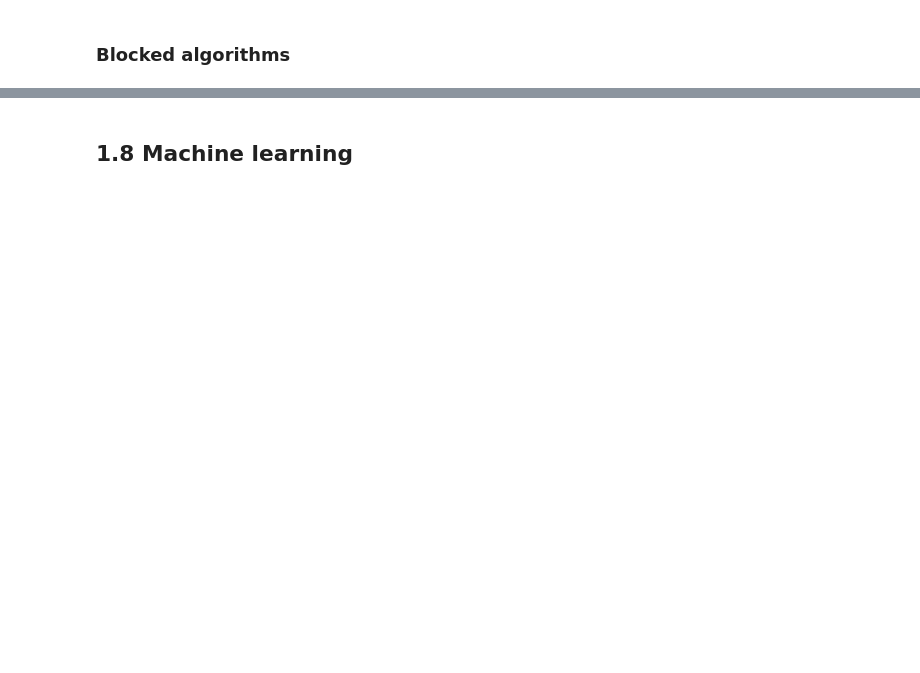
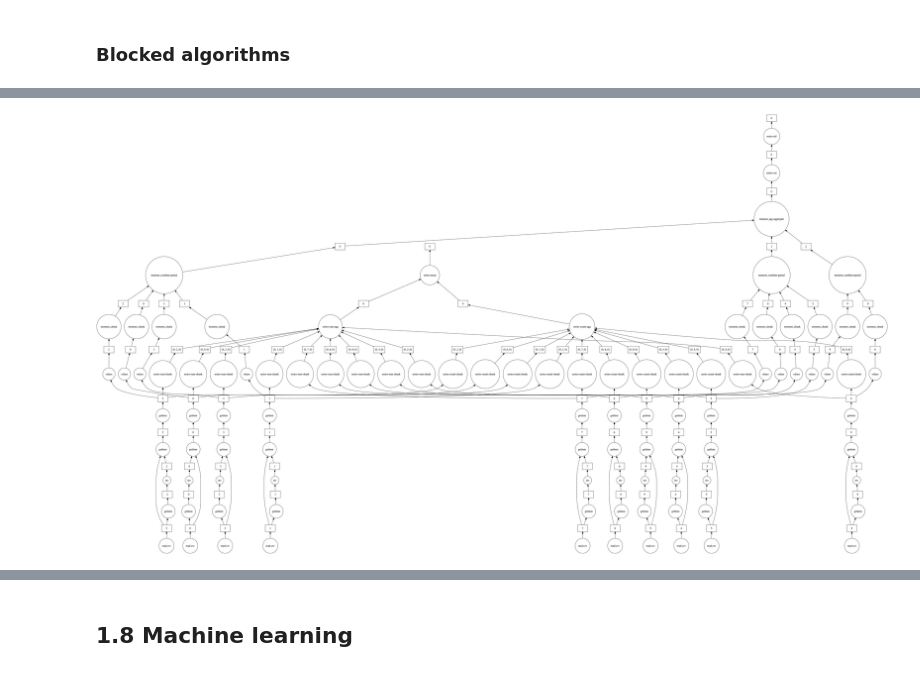
Before and after one commit to boyuan-li/BL-data-processing, a Jupyter notebook: Dask.ipynb, the cells around one changed output, grey strips where cells are left out. Drawn from its saved outputs; the diff is of its cells as text; code cells hidden in the pictures; blank space fills up the shorter version.

```diff
--- a/Dask.ipynb
+++ b/Dask.ipynb
@@ -531,0 +748,4 @@ Name: id, dtype: int64
+# %%
+dask.visualize(df[~df.Cancelled].DepDelay.mean(), df[~df.Cancelled].DepDelay.std())
+# %% [output]
+[figure, added]
```
Also changed, not shown: parts of 125 cells of this notebook.
